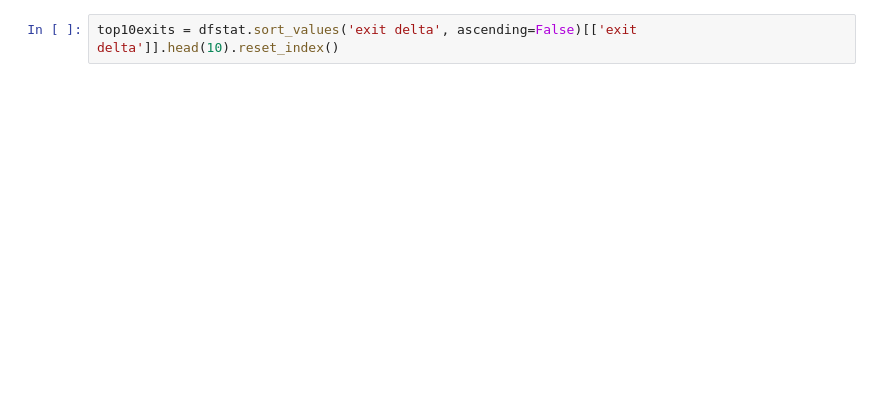
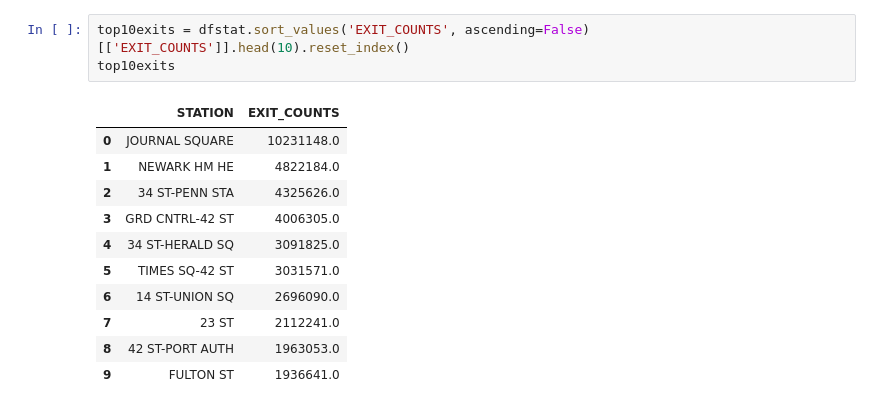
Before and after one commit to max-clarke/chi19_ds9_project_benson, a Jupyter notebook: master_notebook.ipynb, the cells around one changed output. Drawn from its saved outputs; the diff is of its cells as text; blank space fills up the shorter version.

```diff
--- a/master_notebook.ipynb
+++ b/master_notebook.ipynb
@@ -43,5 +114,18 @@ top10entries = dfstat.sort_values('entry delta', ascending=False)[['entry delta'
 # %%
-top10exits = dfstat.sort_values('exit delta', ascending=False)[['exit delta']].head(10).reset_index()
+top10exits = dfstat.sort_values('EXIT_COUNTS', ascending=False)[['EXIT_COUNTS']].head(10).reset_index()
+top10exits
+# %% [output]
+|  | STATION | EXIT_COUNTS |
+| 0 | JOURNAL SQUARE | 10231148.0 |
+| 1 | NEWARK HM HE | 4822184.0 |
+| 2 | 34 ST-PENN STA | 4325626.0 |
+| 3 | GRD CNTRL-42 ST | 4006305.0 |
+| 4 | 34 ST-HERALD SQ | 3091825.0 |
+| 5 | TIMES SQ-42 ST | 3031571.0 |
+| 6 | 14 ST-UNION SQ | 2696090.0 |
+| 7 | 23 ST | 2112241.0 |
+| 8 | 42 ST-PORT AUTH | 1963053.0 |
+| 9 | FULTON ST | 1936641.0 |
 # %%
 import seaborn as sns
 
```
Also changed, not shown: parts of 14 cells of this notebook.
